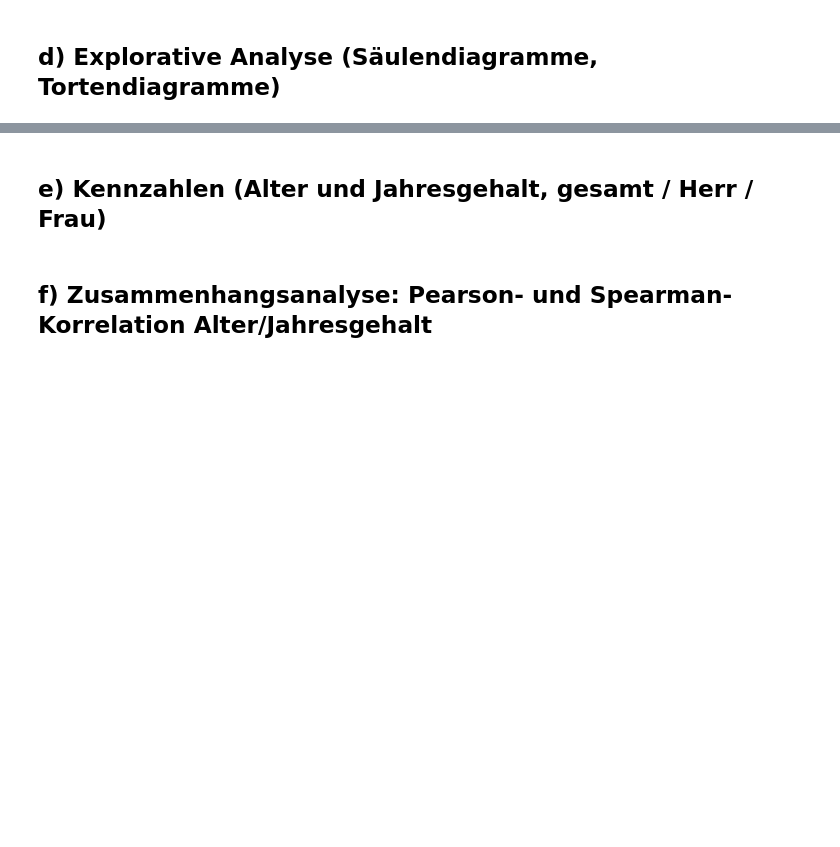
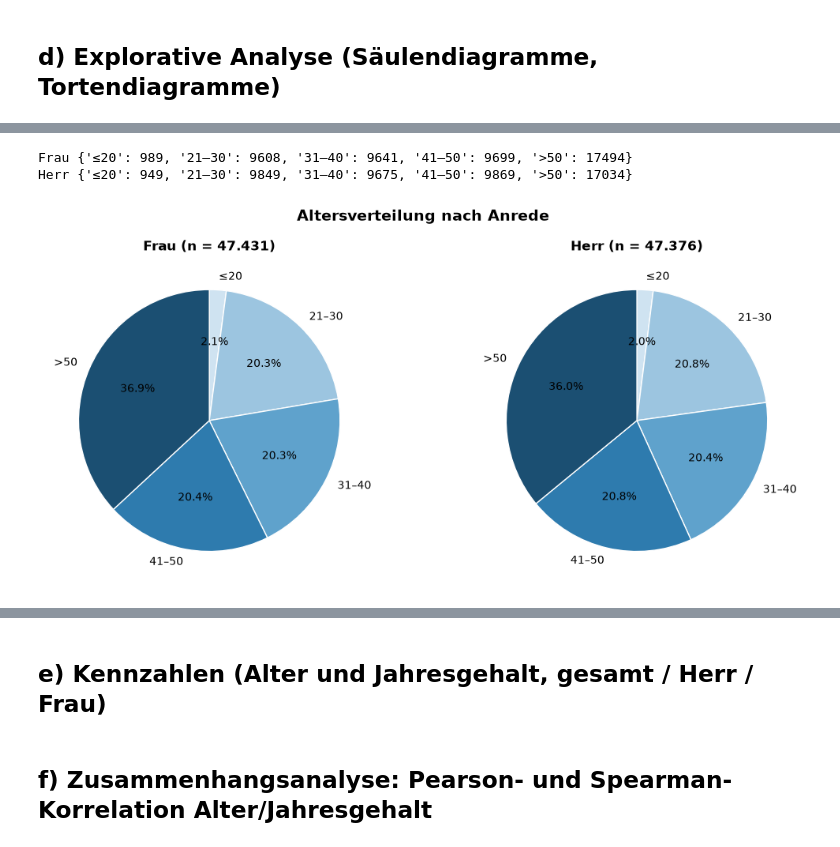
Before and after one commit to LukasBade/Statistics, a Jupyter notebook: Files/Aufgaben_NANUAG_Gruppe02.ipynb, the cells around one changed output, grey strips where cells are left out. Saved outputs shown, nothing was run; the diff lists cells and outputs as text; code cells hidden in the pictures; blank space fills up the shorter version.

```diff
--- a/Files/Aufgaben_NANUAG_Gruppe02.ipynb
+++ b/Files/Aufgaben_NANUAG_Gruppe02.ipynb
@@ -119,0 +278,29 @@ gehalt_bereinigt = gehalt_bereinigt[~gehalts_ausreißer]
+# %%
+altersklassen = ["≤20", "21–30", "31–40", "41–50", ">50"]
+farben_klassen = ["#CFE3F1", "#9CC5E0", "#5FA2CC", "#2E7BAE", "#1B4F72"]
+
+fig, achsen = plt.subplots(1, 2, figsize=(11, 5))
+
+for ax, anrede in zip(achsen, ["Frau", "Herr"]):
+    teil = gehalt_bereinigt[gehalt_bereinigt["Anrede"] == anrede]
+    anzahl = teil["Altersklasse"].value_counts().reindex(altersklassen)
+    print(anrede, anzahl.to_dict())
+
+    ax.pie(
+        anzahl,
+        labels=altersklassen,
+        colors=farben_klassen,
+        autopct="%1.1f%%",
+        startangle=90,
+        counterclock=False,
+        wedgeprops={"edgecolor": "white"}
+    )
+    ax.set_title(f"{anrede} (n = {len(teil):,})".replace(",", "."), fontweight="bold")
+
+fig.suptitle("Altersverteilung nach Anrede", fontsize=14, fontweight="bold")
+plt.tight_layout()
+plt.show()
+# %% [output]
+Frau {'≤20': 989, '21–30': 9608, '31–40': 9641, '41–50': 9699, '>50': 17494}
+Herr {'≤20': 949, '21–30': 9849, '31–40': 9675, '41–50': 9869, '>50': 17034}
+[figure, added]
```
Also changed, not shown: parts of 11 cells of this notebook.
